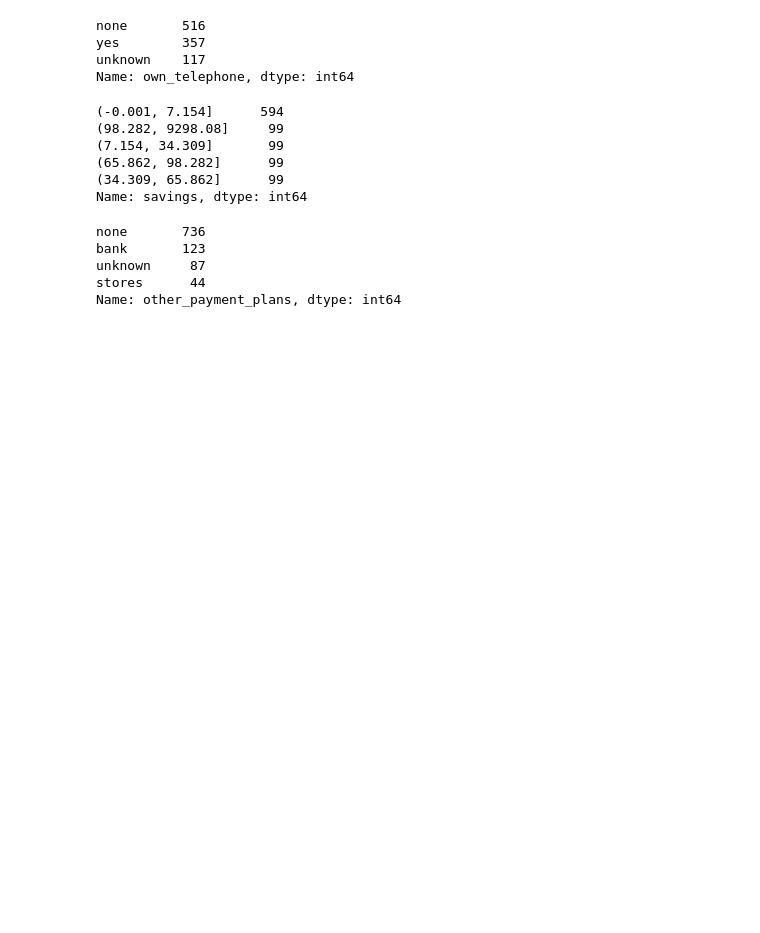
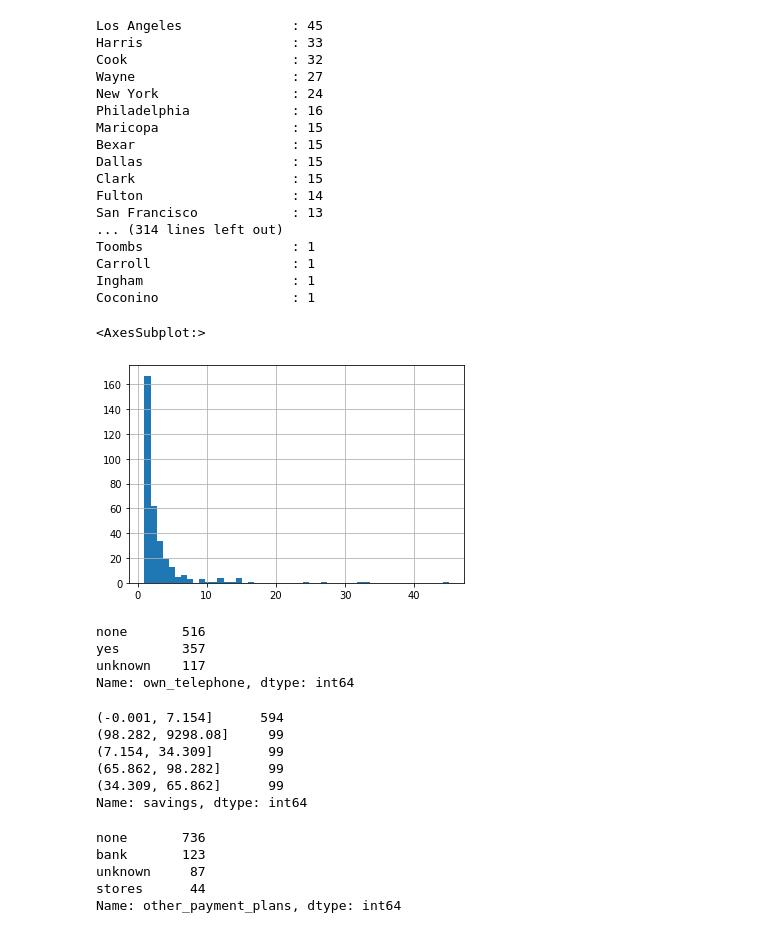
Before and after one commit to EliVerbrugge/CS5402-HW7, a Jupyter notebook: scripts/Preprocessing.ipynb, the cells around one changed output. Saved outputs shown, nothing was run; the diff lists cells and outputs as text; code cells hidden in the pictures; blank space fills up the shorter version.

```diff
--- a/scripts/Preprocessing.ipynb
+++ b/scripts/Preprocessing.ipynb
@@ -190,6 +190,11 @@ df = df.astype({"credit_amount": float})
 # Clean up the date to follow standard datetime format
 df['application_date']= pd.to_datetime(df['application_date'])
 
+# Set decision attribute in last column
+class_ = df['class']
+del df['class']
+df.insert(len(df.columns), 'class', class_)
+
 # Output to CSV
 df.to_csv(DATA_OUTPUT, index=False)
 
@@ -228,3 +231,28 @@ df
+# %%
+for k, v in df['location'].value_counts().items():
+    print(f'{k:<25}: {v}')
+
+df['location'].value_counts().hist(bins=50)
+# %% [output]
+Los Angeles              : 45
+Harris                   : 33
+Cook                     : 32
+Wayne                    : 27
+New York                 : 24
+Philadelphia             : 16
+Maricopa                 : 15
+Bexar                    : 15
+Dallas                   : 15
+Clark                    : 15
+Fulton                   : 14
+San Francisco            : 13
+... (314 lines left out)
+Toombs                   : 1
+Carroll                  : 1
+Ingham                   : 1
+Coconino                 : 1
+<AxesSubplot:>
+[figure, added]
 # %%
 """
 In main script.
```
Also changed, not shown: parts of 1 cell of this notebook, 2 other files.
